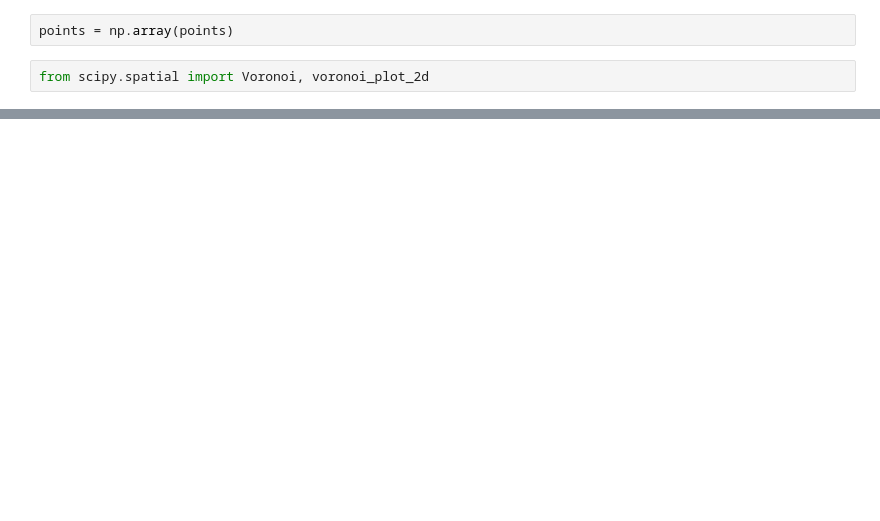
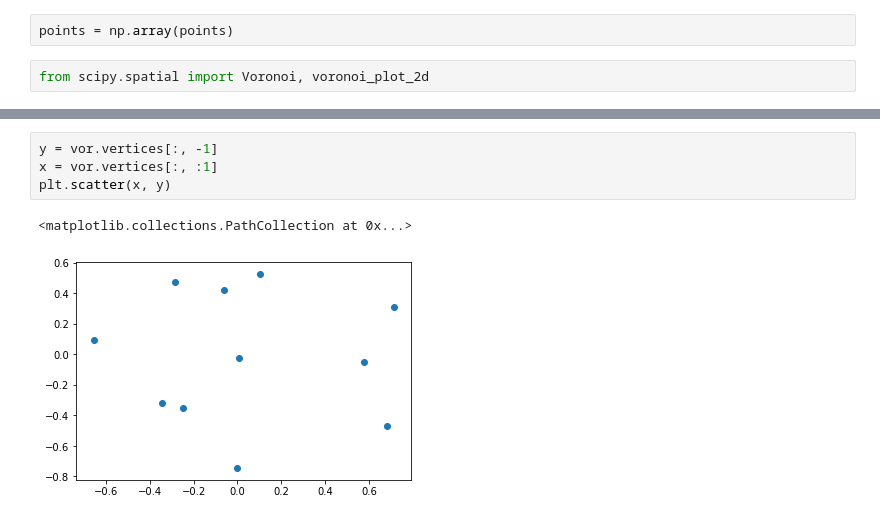
Before and after one commit to OllieFord/DS4D-Trade-Agreement-Project, a Jupyter notebook: A1/vis_test/voronoi_test.ipynb, the cells around one changed output, grey strips where cells are left out. Drawn from its saved outputs; the diff is of its cells as text; blank space fills up the shorter version.

```diff
--- a/A1/vis_test/voronoi_test.ipynb
+++ b/A1/vis_test/voronoi_test.ipynb
@@ -39,0 +30,7 @@ fig = voronoi_plot_2d(vor)
+# %%
+y = vor.vertices[:, -1]
+x = vor.vertices[:, :1]
+plt.scatter(x, y)
+# %% [output]
+<matplotlib.collections.PathCollection at 0x...>
+[figure, added]
```
Also changed, not shown: parts of 5 cells of this notebook, 6 other files.
